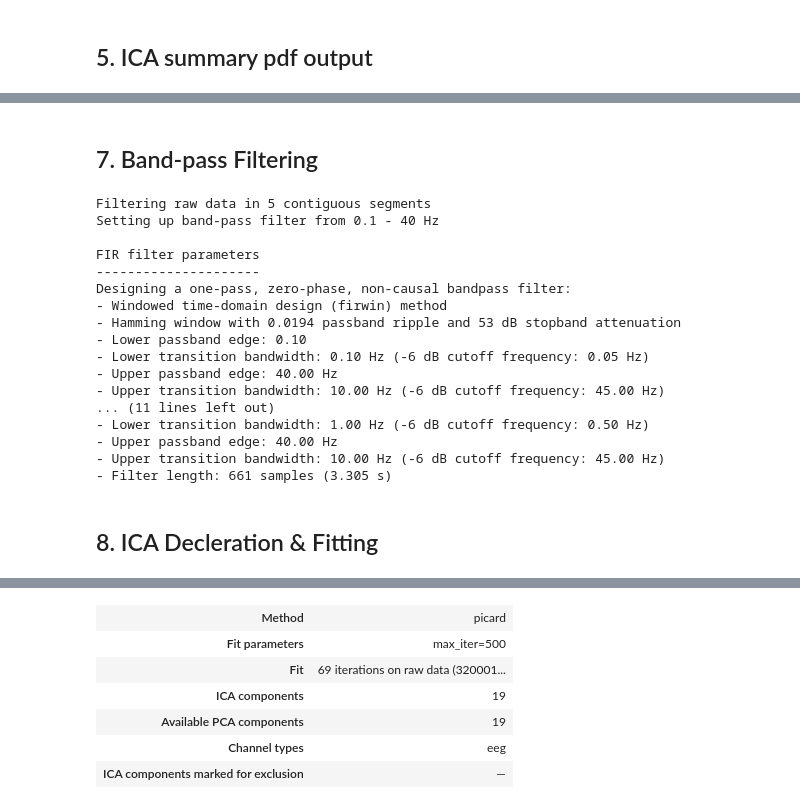
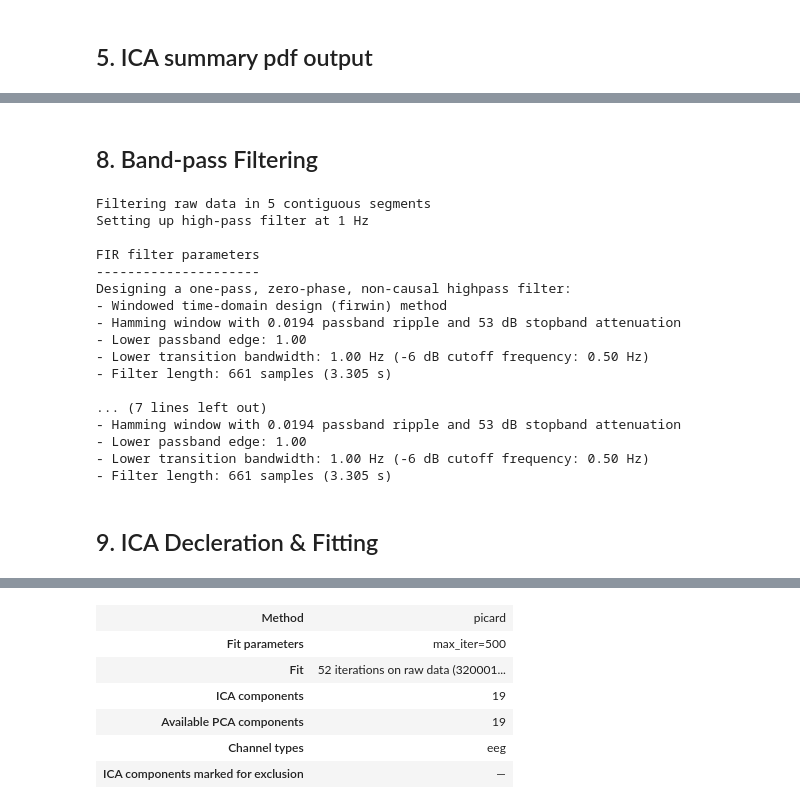
Before and after one commit to ArashRahimiHA/Memory-project, a Jupyter notebook: ICA_Data_Cleaning.ipynb, the cells around one changed output, grey strips where cells are left out. Saved outputs shown, nothing was run; the diff lists cells and outputs as text; code cells hidden in the pictures.

```diff
--- a/ICA_Data_Cleaning.ipynb
+++ b/ICA_Data_Cleaning.ipynb
@@ -729,30 +1144,30 @@ Loaded 249 trials
 
 ================================================================================
 # %% [markdown]
-## 7. Band-pass Filtering
+## 8. Band-pass Filtering
 # %%
-raw_filtered = raw_cropped.copy().filter(l_freq=0.1, h_freq=40.0, verbose=True)
-raw_filtered_ica = raw_cropped.copy().filter(l_freq=1, h_freq = 40, verbose=True)
+raw_filtered_highpass = raw_cropped.copy().filter(l_freq=1, h_freq = None, verbose=True)
+raw_filtered_both = raw_cropped.copy().filter(l_freq=1, h_freq = None, verbose=True)
 # %% [output]
 Filtering raw data in 5 contiguous segments
-Setting up band-pass filter from 0.1 - 40 Hz
+Setting up high-pass filter at 1 Hz
 
 FIR filter parameters
 ---------------------
-Designing a one-pass, zero-phase, non-causal bandpass filter:
+Designing a one-pass, zero-phase, non-causal highpass filter:
 - Windowed time-domain design (firwin) method
 - Hamming window with 0.0194 passband ripple and 53 dB stopband attenuation
-- Lower passband edge: 0.10
-- Lower transition bandwidth: 0.10 Hz (-6 dB cutoff frequency: 0.05 Hz)
-- Upper passband edge: 40.00 Hz
-- Upper transition bandwidth: 10.00 Hz (-6 dB cutoff frequency: 45.00 Hz)
-... (11 lines left out)
+- Lower passband edge: 1.00
 - Lower transition bandwidth: 1.00 Hz (-6 dB cutoff frequency: 0.50 Hz)
-- Upper passband edge: 40.00 Hz
-- Upper transition bandwidth: 10.00 Hz (-6 dB cutoff frequency: 45.00 Hz)
 - Filter length: 661 samples (3.305 s)
+
+... (7 lines left out)
+- Hamming window with 0.0194 passband ripple and 53 dB stopband attenuation
+- Lower passband edge: 1.00
+- Lower transition bandwidth: 1.00 Hz (-6 dB cutoff frequency: 0.50 Hz)
+- Filter length: 661 samples (3.305 s)
 # %% [markdown]
-## 8. ICA Decleration & Fitting
+## 9. ICA Decleration & Fitting
 # %%
 n_components = 19  # Should normally be higher, like 0.999!!
 method = 'picard'
@@ -760,11 +1175,11 @@ max_iter = 500  # Should normally be higher, like 500 or even 1000!!
 
 random_state = 1
 
-ica = mne.preprocessing.ICA(n_components=n_components,
+ica_highpass = mne.preprocessing.ICA(n_components=n_components,
                             method=method,
                             max_iter=max_iter,
                             random_state=random_state)
-ica.fit(raw_filtered_ica)
+ica_highpass.fit(raw_filtered_highpass)
 # %% [output]
 Fitting ICA to data using 19 channels (please be patient, this may take a while)
 Selecting by number: 19 components
@@ -772,6 +1187,6 @@ Fitting ICA took 13.0s.
 | Method | picard |
 | Fit parameters | max_iter=500 |
-| Fit | 69 iterations on raw data (320001... |
+| Fit | 52 iterations on raw data (320001... |
 | ICA components | 19 |
 | Available PCA components | 19 |
 | Channel types | eeg |
```
Also changed, not shown: parts of 15 cells of this notebook.
